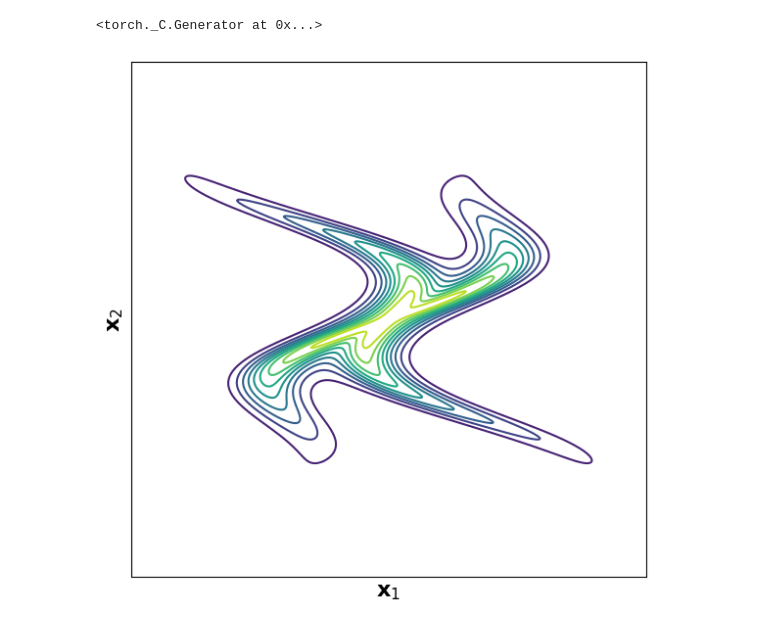
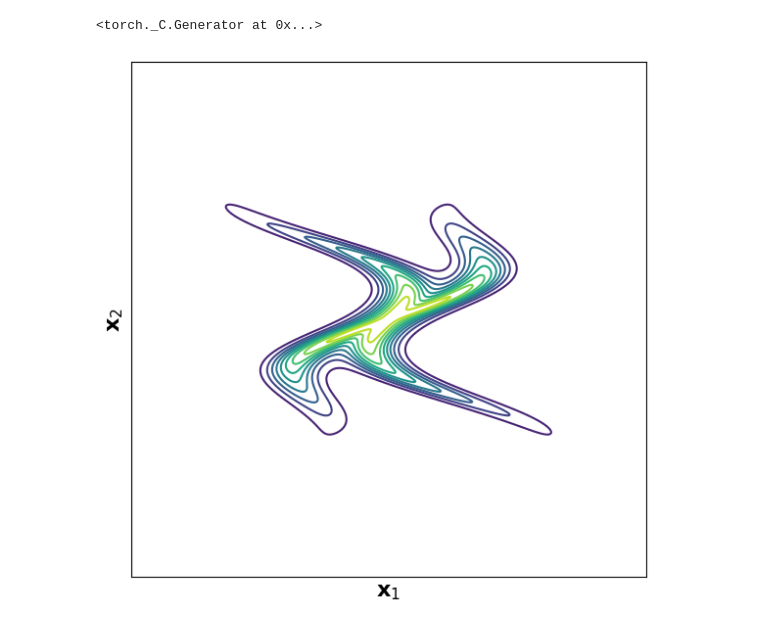
Before and after one commit to wdiepeveen/Riemannian-Archetypal-Analysis, a Jupyter notebook: river_cross_starflow.ipynb, the cells around one changed output. Saved outputs shown, nothing was run; the diff lists cells and outputs as text; code cells hidden in the pictures.

```diff
--- a/river_cross_starflow.ipynb
+++ b/river_cross_starflow.ipynb
@@ -34,26 +35,26 @@ star_flow = RiverCrossStarFlowDistribution()
 # %%
 n_points = 1001
 x = torch.linspace(-7, 7, n_points)
 y = torch.linspace(-7, 7, n_points)
 X, Y = torch.meshgrid(x, y)
 XY = torch.stack([X.flatten(), Y.flatten()], dim=-1)
 log_probs_multi = torch.exp(star_flow.log_prob(XY).reshape(n_points, n_points).detach())
 
 
 # plot samples
 plt.figure(figsize=(6, 6))
 plt.contour(X.numpy(), Y.numpy(), log_probs_multi.numpy(), levels=10, cmap='viridis')
 plt.xlabel(r'$\mathbf{x}_1$')
 plt.ylabel(r'$\mathbf{x}_2$')
-plt.xlim(-4, 4)
-plt.ylim(-4, 4)
+plt.xlim(-5, 5)
+plt.ylim(-5, 5)
 plt.xticks([])
 plt.yticks([])
 plt.tight_layout()
 plt.savefig(os.path.join(results_folder, "log_probs.png"))
 plt.show()
 # %% [output]
-[figure, old version]
+[figure, new version]
 # %%
 phi = TransformVectorDiffeomorphism(2, star_flow._transform)
 phi_chi = StarFlowVectorDiffeomorphism(2, star_flow)
```
Also changed, not shown: parts of 9 cells of this notebook, 14 other files.
